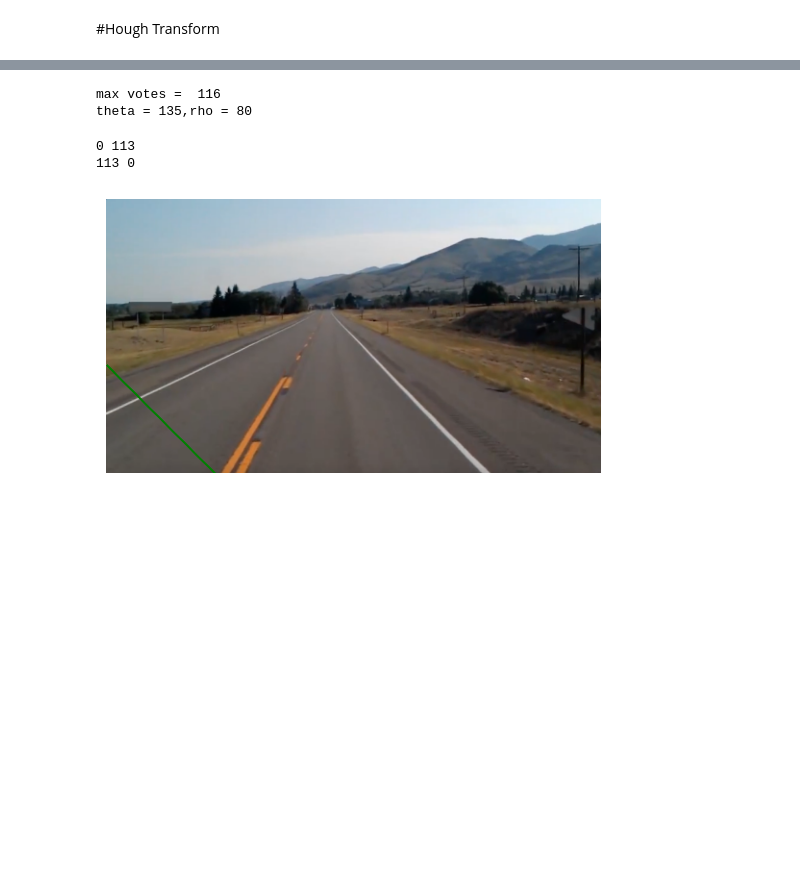
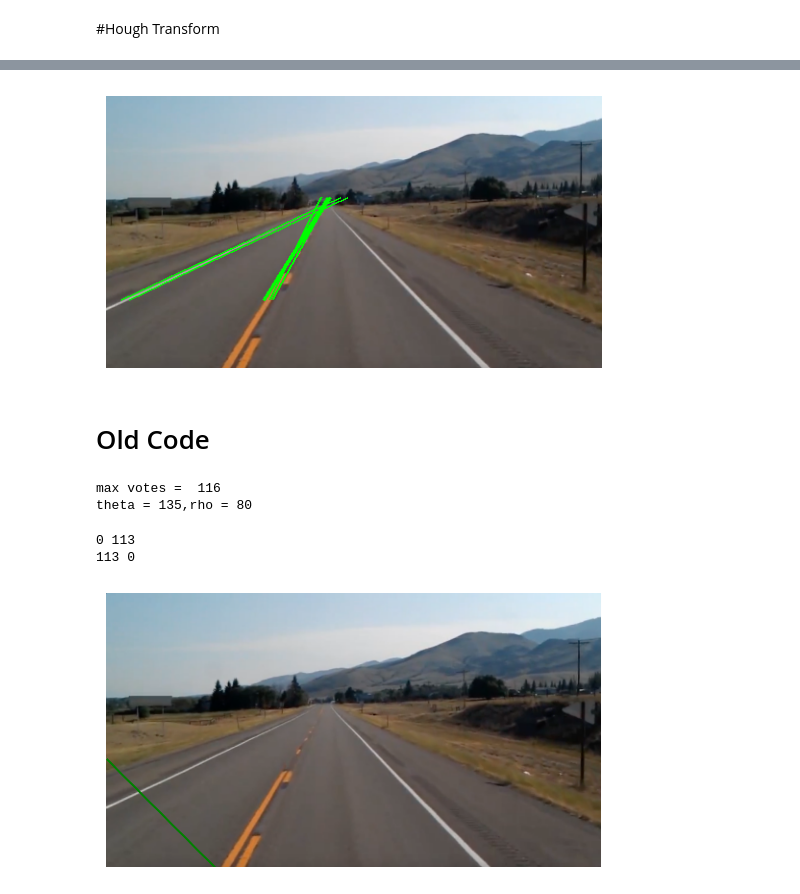
Before and after one commit to Youssef-Ghallab/Lane-detection-using-Hough-transform-, a Jupyter notebook: CV_Road_Lane_Detection.ipynb, the cells around one changed output, grey strips where cells are left out. Saved outputs shown, nothing was run; the diff lists cells and outputs as text; code cells hidden in the pictures; blank space fills up the shorter version.

```diff
--- a/CV_Road_Lane_Detection.ipynb
+++ b/CV_Road_Lane_Detection.ipynb
@@ -278,3 +385,30 @@ width = 516,height = 285
+# %%
+from PIL import Image, ImageDraw
+import matplotlib.pyplot as plt
+
+
+img = downsample(Image.open('/content/org2.png'))
+
+# Create a drawing object
+draw = ImageDraw.Draw(img)
+
+# Draw a line
+lines, acc_array = hough_transform(masked_edges)
+line_color = (0, 255, 0)    # RGB color (e.g., green)
+line_width = 2              # Width of the line
+for idx, line in enumerate(lines):
+  start_point = line[0]
+  end_point = line[1]
+  draw.line([start_point, end_point], fill=line_color, width=line_width)
+
+# Display the image in Colab using matplotlib
+plt.imshow(img)
+plt.axis('off')  # Hide axes for better view
+plt.show()
+# %% [output]
+[figure, added]
+# %% [markdown]
+# Old Code
 # %%
 #2.3.1 Accumlation into (rho,theta) space using Hough Transform
 
```
Also changed, not shown: parts of 7 cells of this notebook.
